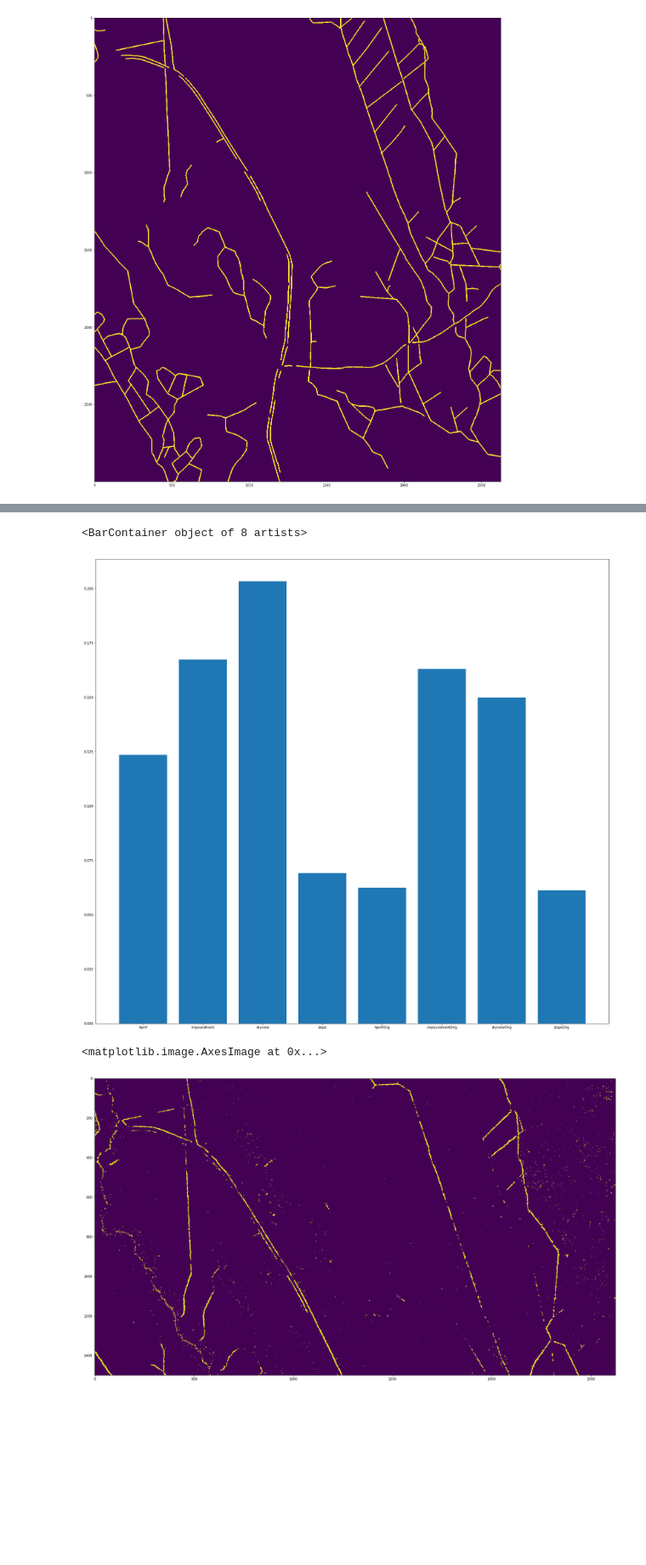
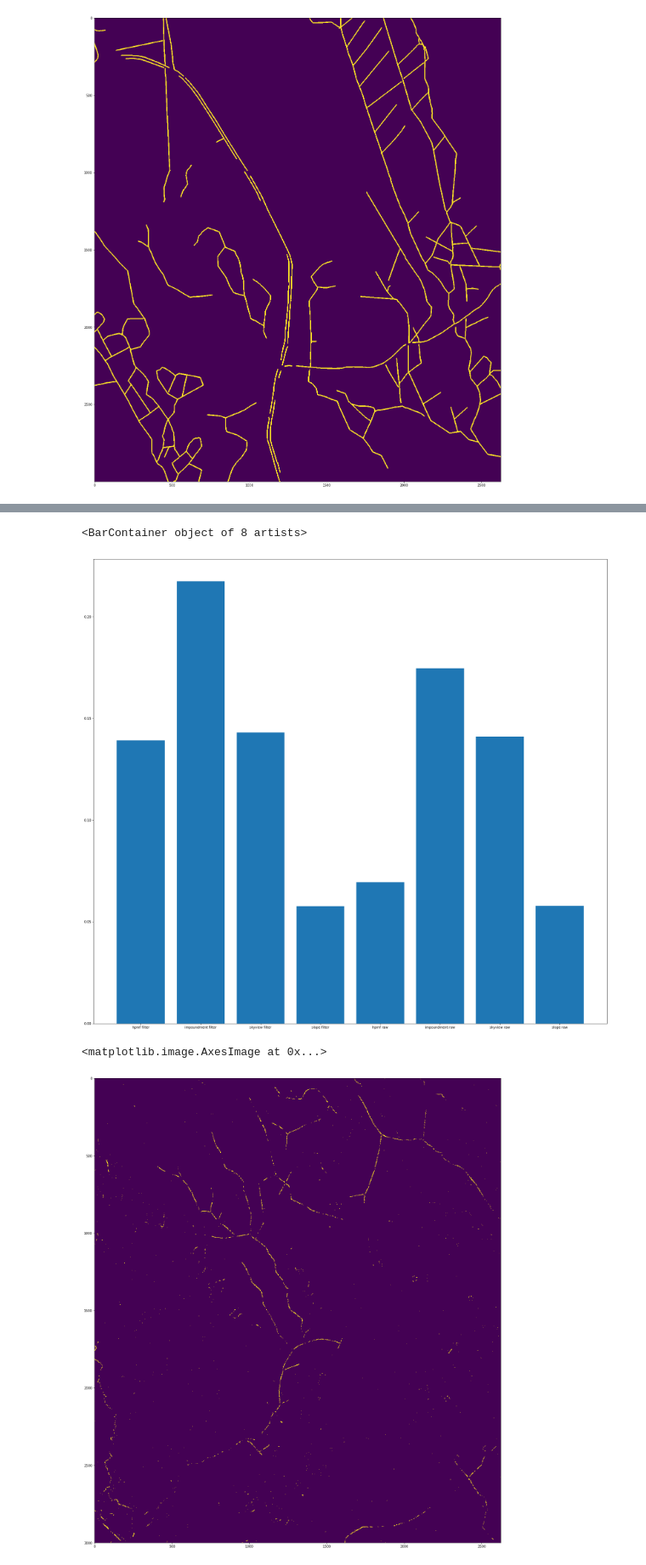
Before and after one commit to jonatan-flyckt/bachelors-thesis-playground, a Jupyter notebook: jonatan_features/random_forest.ipynb, the cells around one changed output, grey strips where cells are left out. Shown at 85% size. Cells and saved outputs as stored; diff of their text form; code cells hidden in the pictures; blank space fills up the shorter version.

```diff
--- a/jonatan_features/random_forest.ipynb
+++ b/jonatan_features/random_forest.ipynb
@@ -29,0 +73,5 @@ _X.shape
+# %%
+X_test = _X2.reshape(2625*3000, 8)
+y_test = _y2.reshape(2625*3000)
+print(y_test.shape)
+print(X_test.shape)
@@ -64,7 +139,7 @@ def rasterToZones(arr, zoneSize):
 # %%
 #from sklearn.model_selection import train_test_split
 #X_train,X_test,y_train,y_test = train_test_split(X,y,test_size=0.3, random_state=0)
-X_train = X[3937500:]
-X_test = X[:3934875]
-y_train = y[3937500:]
-y_test = y[:3934875]
+#X_train = X[3937500:]
+#X_test = X[:3934875]
+#y_train = y[3937500:]
+#y_test = y[:3934875]
@@ -139,7 +160,7 @@ clfFile = load("RF_Classifier_zone3.joblib")
 # %%
 from sklearn.metrics import accuracy_score,recall_score,confusion_matrix
 
-y_pred = clfFile.predict(X_test)
+y_pred = clf.predict(X_test)
 print(len(X_test))
 print(accuracy_score(y_test,y_pred))
 print(recall_score(y_test,y_pred))
@@ -153,14 +174,14 @@ print(confusion_matrix(y_test,y_pred))
 # %%
 plt.figure(num=None, figsize=(28,26), facecolor='w', edgecolor='k')
-plt.bar(["hpmf","impoundment","skyview","slope","hpmfOrig","impoundmentOrig","skyviewOrig","slopeOrig"],clf.feature_importances_)
+plt.bar(["hpmf filter","impoundment filter","skyview filter","slope filter","hpmf raw","impoundment raw","skyview raw","slope raw"],clf.feature_importances_)
 # %% [output]
 <BarContainer object of 8 artists>
-[figure, old version]
+[figure, new version]
 # %%
 plt.figure(num=None, figsize=(28,26), facecolor='w', edgecolor='k')
-predictionArr = y_pred.reshape(1499, 2625)
+predictionArr = y_pred.reshape(3000, 2625)
 plt.imshow(predictionArr)
 # %% [output]
 <matplotlib.image.AxesImage at 0x...>
-[figure, old version]
+[figure, new version]
 # %%
```
Also changed, not shown: parts of 22 cells of this notebook, 1 other file.
